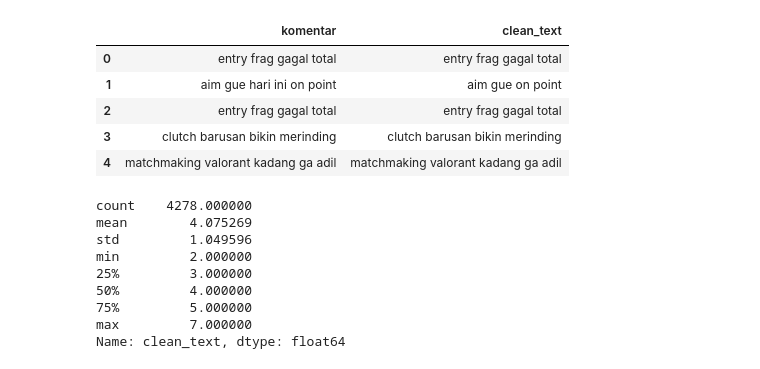
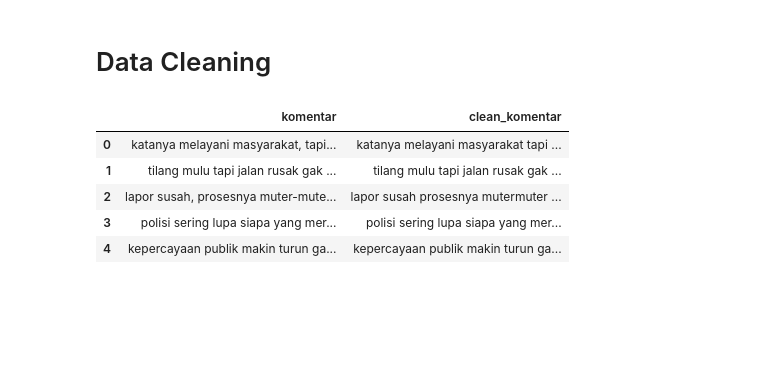
Before and after one commit to adam99hr99/Proyek-Web-Scraping-Shopee-Perbandingan-Dua-Produk, a Jupyter notebook: Clusering/Clustering.ipynb, the cells around one changed output. Saved outputs shown, nothing was run; the diff lists cells and outputs as text; code cells hidden in the pictures; blank space fills up the shorter version.

```diff
--- a/Clusering/Clustering.ipynb
+++ b/Clusering/Clustering.ipynb
@@ -37,10 +39,22 @@ df.head()
+# %% [markdown]
+# Data Cleaning
 # %%
-#Case Folding & Cleaning Dasar
+def clean_text(text):
+    text = text.lower()  # lowercase
+    text = re.sub(r"http\S+|www\S+", "", text)  # hapus link
+    text = re.sub(r"@\w+|#\w+", "", text)  # hapus mention & hashtag
+    text = re.sub(r"\d+", "", text)  # hapus angka
+    text = text.translate(str.maketrans("", "", string.punctuation))  # hapus tanda baca
+    text = re.sub(r"\s+", " ", text).strip()  # hapus spasi berlebih
+    return text
 
-def clean_text(text):
-    text = text.lower()                               # huruf kecil
-    text = re.sub(r'(.)\1{2,}', r'\1', text)          # huruf berulang
-    text = re.sub(r'\d+', '', text)                   # angka
-    text = text.translate(str.maketrans('', '', string.punctuation))
-    text = re.sub(r'\s+', ' ', text).strip()
-    return text
+df["clean_komentar"] = df["komentar"].apply(clean_text)
+
+df.head()
+# %% [output]
+|  | komentar | clean_komentar |
+| 0 | katanya melayani masyarakat, tapi... | katanya melayani masyarakat tapi ... |
+| 1 | tilang mulu tapi jalan rusak gak ... | tilang mulu tapi jalan rusak gak ... |
+| 2 | lapor susah, prosesnya muter-mute... | lapor susah prosesnya mutermuter ... |
+| 3 | polisi sering lupa siapa yang mer... | polisi sering lupa siapa yang mer... |
+| 4 | kepercayaan publik makin turun ga... | kepercayaan publik makin turun ga... |
@@ -80,23 +60,0 @@ def preprocess(text):
-# %%
-#Terapkan Preprocessing ke Dataset
-df['clean_text'] = df.iloc[:, 0].astype(str).apply(preprocess)
-df.head()
-# %% [output]
-|  | komentar | clean_text |
-| 0 | entry frag gagal total | entry frag gagal total |
-| 1 | aim gue hari ini on point | aim gue on point |
-| 2 | entry frag gagal total | entry frag gagal total |
-| 3 | clutch barusan bikin merinding | clutch barusan bikin merinding |
-| 4 | matchmaking valorant kadang ga adil | matchmaking valorant kadang ga adil |
-# %%
-df['clean_text'].str.split().str.len().describe()
-# %% [output]
-count    4278.000000
-mean        4.075269
-std         1.049596
-min         2.000000
-25%         3.000000
-50%         4.000000
-75%         5.000000
-max         7.000000
-Name: clean_text, dtype: float64
```
Also changed, not shown: parts of 21 cells of this notebook, 1 other file.
